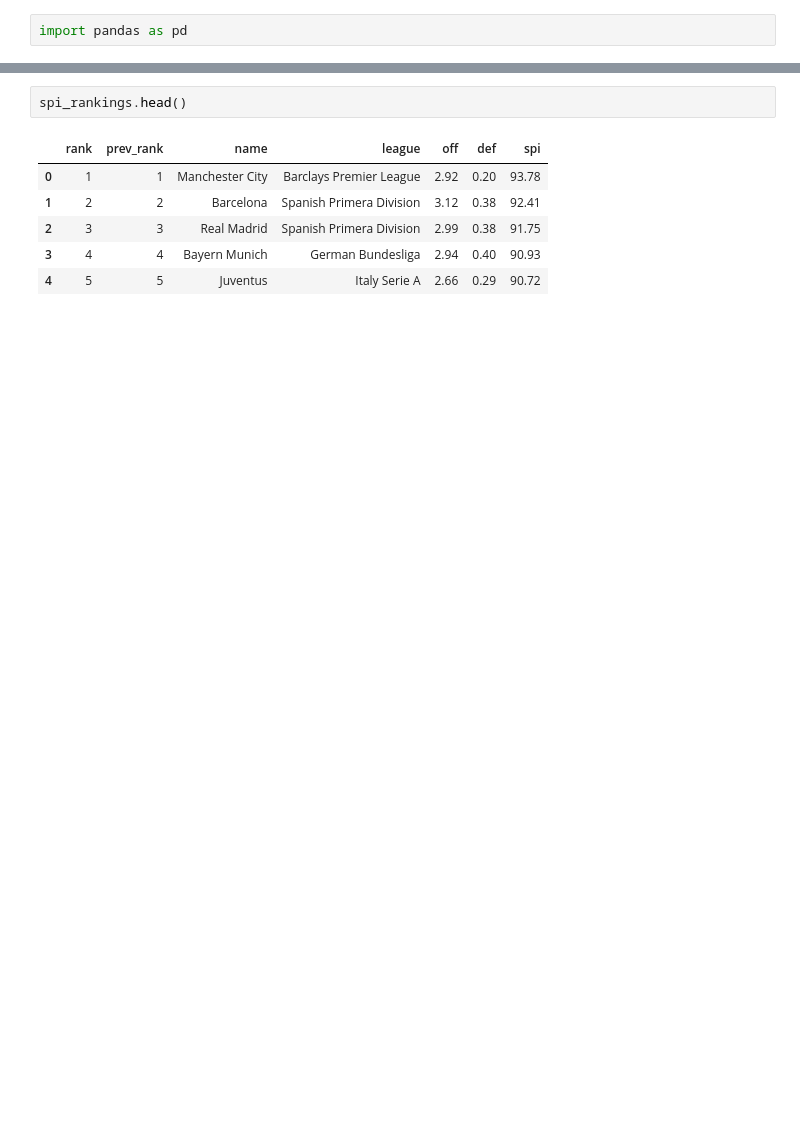
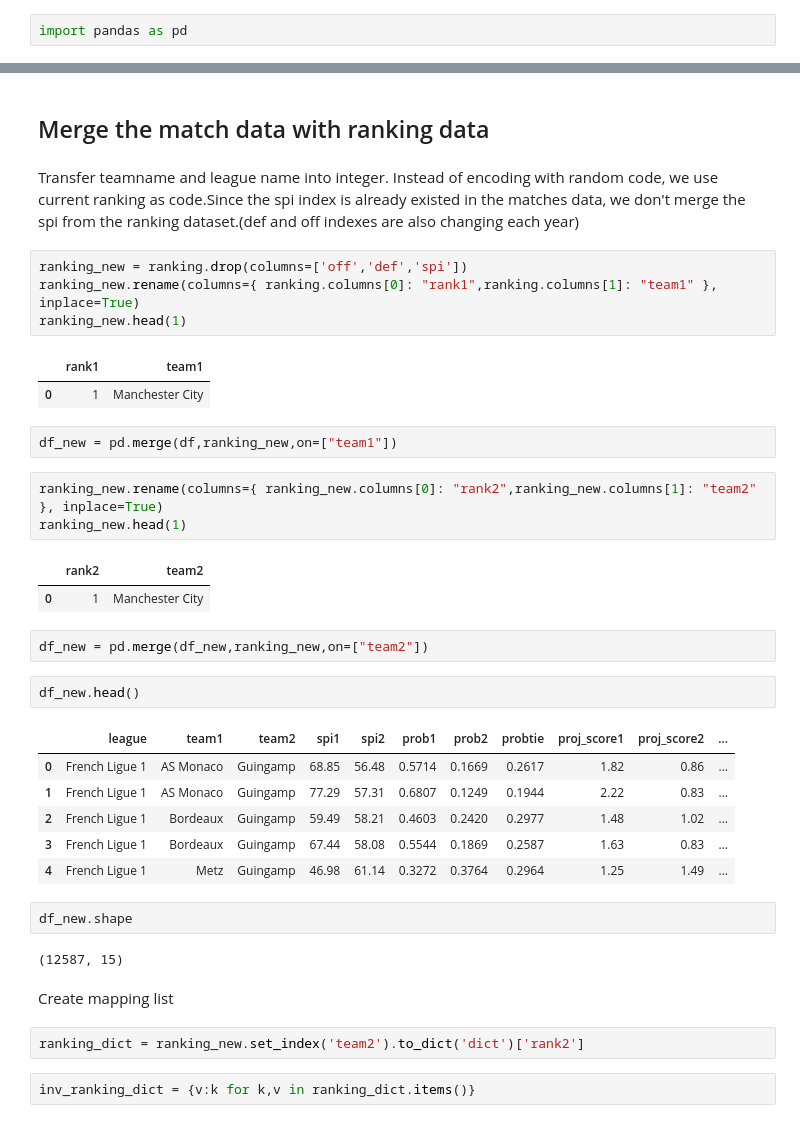
Before and after one commit to RuotingZheng/MajorLeague, a Jupyter notebook: notebook/MajorLeague.ipynb, the cells around one changed output, grey strips where cells are left out. Cells and saved outputs as stored; diff of their text form; blank space fills up the shorter version.

```diff
--- a/notebook/MajorLeague.ipynb
+++ b/notebook/MajorLeague.ipynb
@@ -23,9 +82,40 @@ spi_matches.head()
+# %% [markdown]
+## Merge the match data with ranking data
+# %% [markdown]
+Transfer teamname and league name into integer. Instead of encoding with random code, we use current ranking as code.Since the spi index is already existed in the matches data, we don't merge the spi from the ranking dataset.(def and off indexes are also changing each year)
+# %%
+ranking_new = ranking.drop(columns=['off','def','spi'])
+ranking_new.rename(columns={ ranking.columns[0]: "rank1",ranking.columns[1]: "team1" }, inplace=True)
+ranking_new.head(1)
+# %% [output]
+|  | rank1 | team1 |
+| 0 | 1 | Manchester City |
+# %%
+df_new = pd.merge(df,ranking_new,on=["team1"])
+# %%
+ranking_new.rename(columns={ ranking_new.columns[0]: "rank2",ranking_new.columns[1]: "team2" }, inplace=True)
+ranking_new.head(1)
+# %% [output]
+|  | rank2 | team2 |
+| 0 | 1 | Manchester City |
+# %%
+df_new = pd.merge(df_new,ranking_new,on=["team2"])
 # %%
-spi_rankings.head()
+df_new.head()
 # %% [output]
-|  | rank | prev_rank | name | league | off | def | spi |
-| 0 | 1 | 1 | Manchester City | Barclays Premier League | 2.92 | 0.20 | 93.78 |
-| 1 | 2 | 2 | Barcelona | Spanish Primera Division | 3.12 | 0.38 | 92.41 |
-| 2 | 3 | 3 | Real Madrid | Spanish Primera Division | 2.99 | 0.38 | 91.75 |
-| 3 | 4 | 4 | Bayern Munich | German Bundesliga | 2.94 | 0.40 | 90.93 |
-| 4 | 5 | 5 | Juventus | Italy Serie A | 2.66 | 0.29 | 90.72 |
+|  | league | team1 | team2 | spi1 | spi2 | prob1 | prob2 | probtie | proj_score1 | proj_score2 | ... |
+| 0 | French Ligue 1 | AS Monaco | Guingamp | 68.85 | 56.48 | 0.5714 | 0.1669 | 0.2617 | 1.82 | 0.86 | ... |
+| 1 | French Ligue 1 | AS Monaco | Guingamp | 77.29 | 57.31 | 0.6807 | 0.1249 | 0.1944 | 2.22 | 0.83 | ... |
+| 2 | French Ligue 1 | Bordeaux | Guingamp | 59.49 | 58.21 | 0.4603 | 0.2420 | 0.2977 | 1.48 | 1.02 | ... |
+| 3 | French Ligue 1 | Bordeaux | Guingamp | 67.44 | 58.08 | 0.5544 | 0.1869 | 0.2587 | 1.63 | 0.83 | ... |
+| 4 | French Ligue 1 | Metz | Guingamp | 46.98 | 61.14 | 0.3272 | 0.3764 | 0.2964 | 1.25 | 1.49 | ... |
+# %%
+df_new.shape
+# %% [output]
+(12587, 15)
+# %% [markdown]
+Create mapping list
+# %%
+ranking_dict = ranking_new.set_index('team2').to_dict('dict')['rank2']
+# %%
+inv_ranking_dict = {v:k for k,v in ranking_dict.items()}
```
Also changed, not shown: parts of 26 cells of this notebook.
